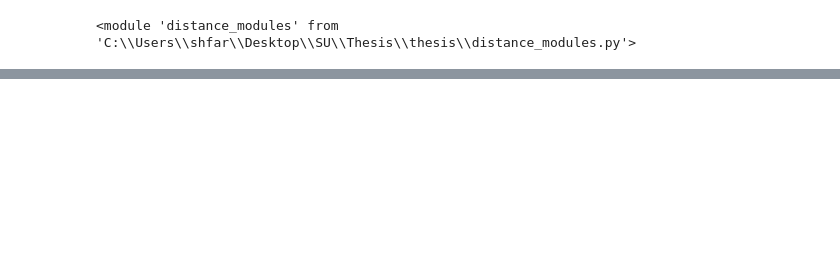
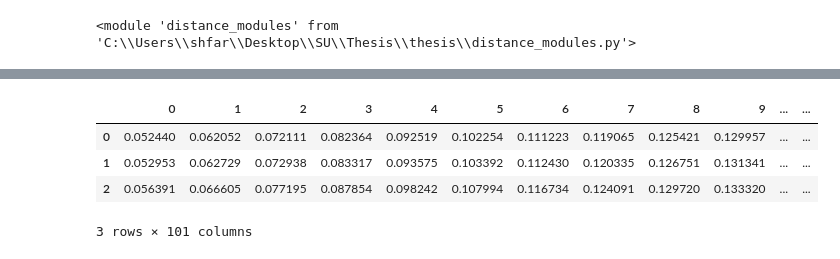
Before and after one commit to sheilafarrahi/thesis, a Jupyter notebook: multimodal_distributions.ipynb, the cells around one changed output, grey strips where cells are left out. Drawn from its saved outputs; the diff is of its cells as text; code cells hidden in the pictures; blank space fills up the shorter version.

```diff
--- a/multimodal_distributions.ipynb
+++ b/multimodal_distributions.ipynb
@@ -34,0 +47,10 @@ mm_df = dm.get_multimodal_dists(nr_mm_dist, nr_modes, nr_sample, sample_size)
+# %%
+x_b = np.linspace(0,20,100)
+kde_df = dem.get_kde(mm_df, x_b)
+kde_df.head(3)
+# %% [output]
+|  | 0 | 1 | 2 | 3 | 4 | 5 | 6 | 7 | 8 | 9 | ... | ... |
+| 0 | 0.052440 | 0.062052 | 0.072111 | 0.082364 | 0.092519 | 0.102254 | 0.111223 | 0.119065 | 0.125421 | 0.129957 | ... | ... |
+| 1 | 0.052953 | 0.062729 | 0.072938 | 0.083317 | 0.093575 | 0.103392 | 0.112430 | 0.120335 | 0.126751 | 0.131341 | ... | ... |
+| 2 | 0.056391 | 0.066605 | 0.077195 | 0.087854 | 0.098242 | 0.107994 | 0.116734 | 0.124091 | 0.129720 | 0.133320 | ... | ... |
+3 rows × 101 columns
```
Also changed, not shown: parts of 7 cells of this notebook, 3 other files.
